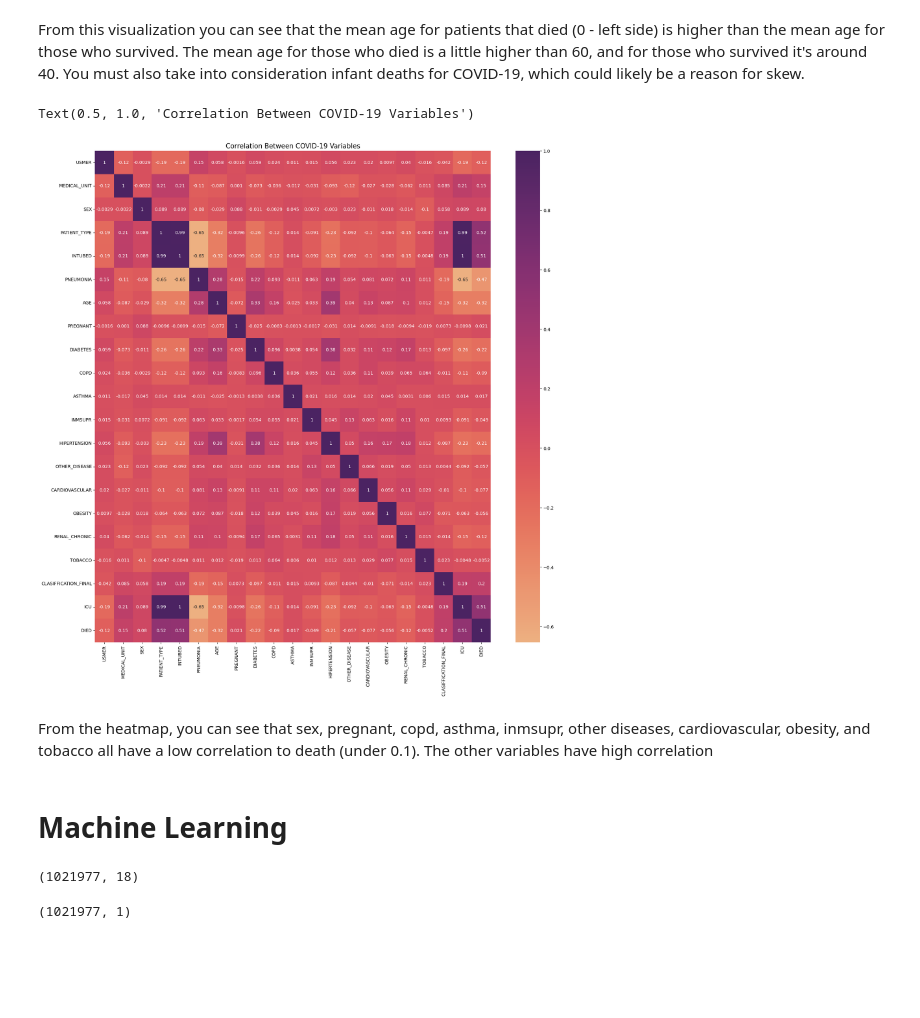
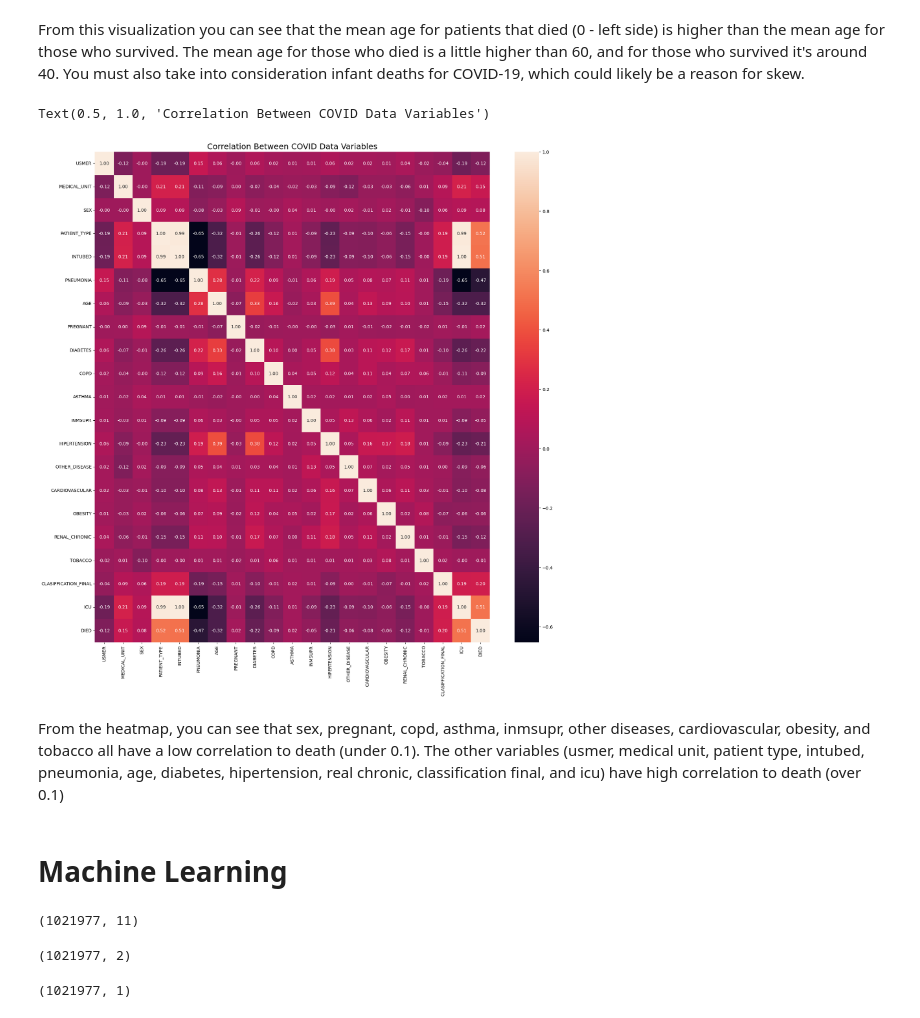
Before and after one commit to noascharf/Covid-Final-Project, a Jupyter notebook: Noa Scharf Final Project.ipynb, the cells around one changed output. Cells and saved outputs as stored; diff of their text form; code cells hidden in the pictures; blank space fills up the shorter version.

```diff
--- a/Noa Scharf Final Project.ipynb
+++ b/Noa Scharf Final Project.ipynb
@@ -374,23 +380,32 @@ From this visualization you can see that the mean age for patients that died (0
 # %%
 # Make a graph to view correlation
 plt.figure(figsize=(20,20))
-sns.heatmap(data.corr(), annot=True, cmap='flare')
-plt.title('Correlation Between COVID-19 Variables', fontsize=15, color='black')
+sns.heatmap(data.corr(),annot=True, fmt=".2f")
+plt.title("Correlation Between COVID Data Variables",fontsize=18,color="BLACK")
 # %% [output]
-Text(0.5, 1.0, 'Correlation Between COVID-19 Variables')
+Text(0.5, 1.0, 'Correlation Between COVID Data Variables')
-[figure, old version]
+[figure, new version]
 # %% [markdown]
-From the heatmap, you can see that sex, pregnant, copd, asthma, inmsupr, other diseases, cardiovascular, obesity, and tobacco all have a low correlation to death (under 0.1). The other variables have high correlation
+From the heatmap, you can see that sex, pregnant, copd, asthma, inmsupr, other diseases, cardiovascular, obesity, and tobacco all have a low correlation to death (under 0.1). The other variables (usmer, medical unit, patient type, intubed, pneumonia, age, diabetes, hipertension, real chronic, classification final, and icu) have high correlation to death (over 0.1)
 # %% [markdown]
 # Machine Learning
 # %%
-# Define x by making a dataframe holding the features
-data_x = pd.DataFrame(data, columns = ['USMER', 'MEDICAL_UNIT', 'SEX', 'PATIENT_TYPE', 'INTUBED', 'PNEUMONIA', 'AGE', 'PREGNANT', 'DIABETES', 'INMSUPR', 'HIPERTENSION', 'OTHER_DISEASE', 'CARDIOVASCULAR', 'OBESITY', 'RENAL_CHRONIC', 'TOBACCO', 'CLASIFFICATION_FINAL', 'ICU'])
+# Define x by making a dataframe holding the features, excluding variables that had a low correlation
+data_x = pd.DataFrame(data, columns = ['USMER', 'MEDICAL_UNIT', 'PATIENT_TYPE', 'INTUBED', 'PNEUMONIA', 'AGE', 'DIABETES', 'HIPERTENSION', 'RENAL_CHRONIC', 'CLASIFFICATION_FINAL', 'ICU'])
 
 # Check shape to make sure it includes everything
 data_x.shape
 # %% [output]
-(1021977, 18)
+(1021977, 11)
+# %%
+# Define x for knn model with 2 features
+# I am choosing hipertension and age because they had some of the highest correlations in the heatmap above
+knn_x = pd.DataFrame(data, columns = ['HIPERTENSION', 'AGE'])
+
+# Display shape for knn model x data to make sure it's all good
+knn_x.shape
+# %% [output]
+(1021977, 2)
 # %%
 # Define y by making a dataframe holding the feature
 data_y = pd.DataFrame(data, columns = ['DIED'])
```
Also changed, not shown: parts of 17 cells of this notebook.
